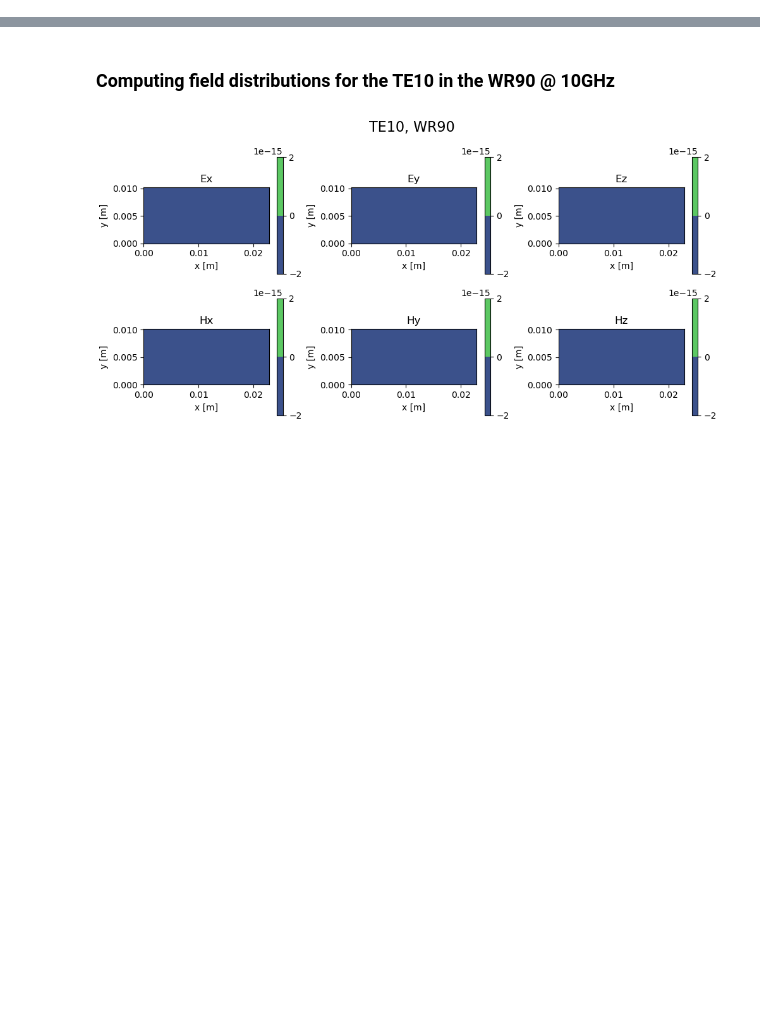
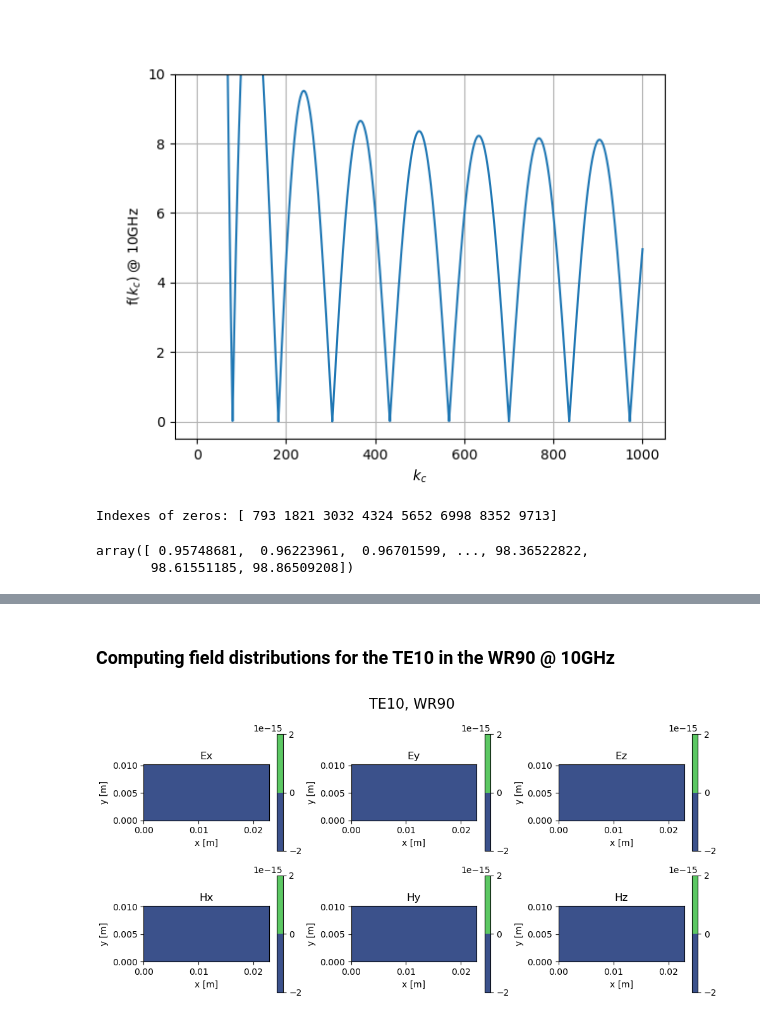
Before and after one commit to lsito/Anisotropic_Walls_Waveguides, a Jupyter notebook: scratch/DispersionCurves_Verification.ipynb, the cells around one changed output, grey strips where cells are left out. Saved outputs shown, nothing was run; the diff lists cells and outputs as text; code cells hidden in the pictures; blank space fills up the shorter version.

```diff
--- a/scratch/DispersionCurves_Verification.ipynb
+++ b/scratch/DispersionCurves_Verification.ipynb
@@ -21,7 +21,8 @@ import scipy.constants as sc
 a = 22.86e-3 # Long side of waveguide
 b = 10.16e-3 # Short side of waveguide
 # zt = 0
-zt = -1j/2
+zt = -2*1j
+zz = 2*1j
 
 freq = 10e9
 omega = 2*np.pi*freq
@@ -40,33 +41,36 @@ def f_of_kc(kc):
 # Plotting
 
 x = np.linspace(1, 1000, 10000)
 fig, ax = plt.subplots()
 ax.plot(x, f_of_kc(x))
 
 ax.set_ylabel("f($k_c$) @ 10GHz")
 ax.set_xlabel("$k_c$")
 
 ax.set_ylim(-0.5, 10)
 plt.grid(True)
 plt.show()
 
 # The issue here is to find all possible zeros and to place them correctly into a matrix
 # The root finding algorithm was not working as I would have liked. Another idea
 # would be using the peak finding:
 
 # Find the zeros as peaks: n.b. The "-" is mandatory, since it defines as peaks
 # the zeros (thanks to the abs)
 kcs = find_peaks(-f_of_kc(x))
 
 # The idexes of the zeros are:
 print(f'Indexes of zeros: {kcs[0]}')
 
 # Add to the plot to see
 for i in kcs[0]:
     ax.scatter(x[i], f_of_kc(x)[i])
 
 # The issue with this method is that we need to have enough resolution nearby
 # the peaks to be able to "see" them...
+# %% [output]
+[figure, added]
+Indexes of zeros: [ 793 1821 3032 4324 5652 6998 8352 9713]
 # %%
 # Root finding for f(kc) (OLD)
 
@@ -108,6 +112,9 @@ k0 = omega*np.sqrt(sc.epsilon_0*sc.mu_0)
 gamma = np.sqrt(kc**2 - k0**2, dtype=complex)
 
 eps_eff = (np.imag(gamma)/k0)**2
+# %% [output]
+array([ 0.95748681,  0.96223961,  0.96701599, ..., 98.36522822,
+       98.61551185, 98.86509208])
 # %%
 # Root finding for f(kc) (NEW 10/01/2024)
 
```
Also changed, not shown: parts of 5 cells of this notebook, 2 other files.
